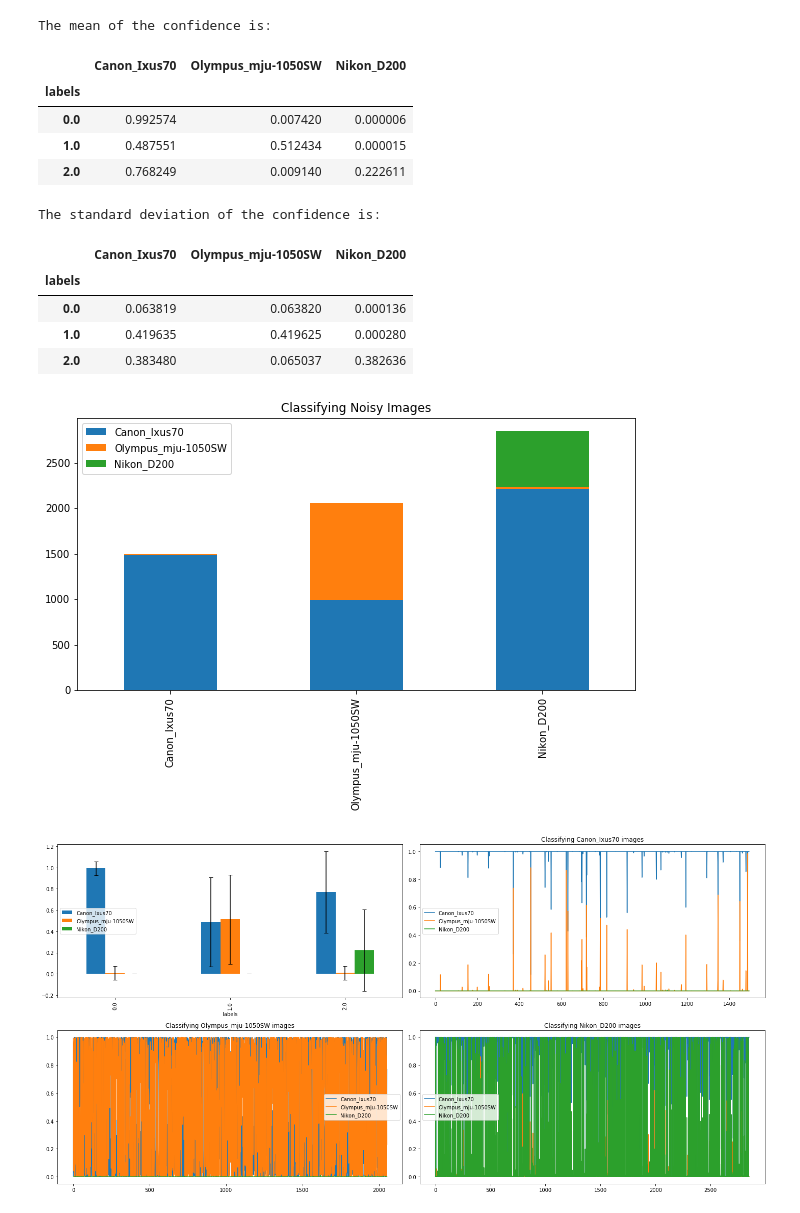
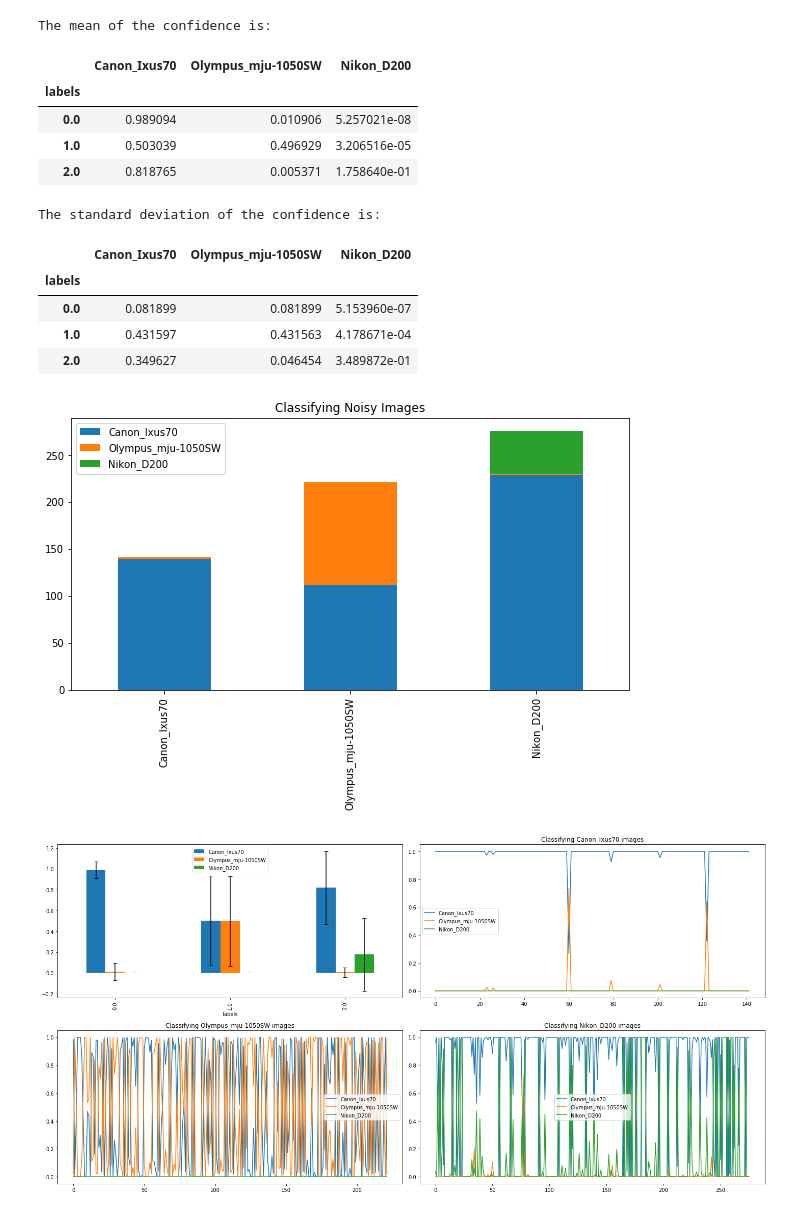
Before and after one commit to jiarongp/CamModel, a Jupyter notebook: post_test.ipynb, the cells around one changed output. Drawn from its saved outputs; the diff is of its cells as text; code cells hidden in the pictures.

```diff
--- a/post_test.ipynb
+++ b/post_test.ipynb
@@ -165,37 +140,19 @@ noise_generator = test_data_gen.flow_from_directory(
                   target_size=(img_width, img_height), color_mode='grayscale', shuffle=True,
                   batch_size=batch_size, class_mode="categorical")
 
-print('\n# Evaluate on test data')
-results = model.evaluate(noise_generator)
+# print('\n# Evaluate on test data')
+# results = model.evaluate(noise_generator)
 
 hist, conf, labels = func.evaluate(model_list, noise_generator, model, index=model_list, columns=model_list,
-                                   title='Classifying Noisy Images', num_batch=100)
-
-labels = np.hstack((labels))
-conf = np.vstack((conf))
-df = pd.DataFrame(np.hstack((np.expand_dims(labels, axis=1), conf)), columns=['labels']+model_list)
-print('The mean of the confidence is: \n')
-mean = df.groupby(['labels']).mean()
-display(mean)
-print('The standard deviation of the confidence is: \n')
-error = df.groupby(['labels']).std()
-display(error)
-
+                                   title='Classifying Noisy Images', num_batch=10)
+mean, error = func.mean_error(labels, conf, model_list)
 fig, axes = plt.subplots(nrows=2, ncols=2, figsize=(20, 10))
 mean.plot.bar(yerr=error, ax=axes[0,0], capsize=4)
-
 # for all the images' real label is a certain camera, for example Canon_Ixus70,
 # how does these images are classified ? The magnitude of the histogram indicate how
 # sure is the model classified the image as one camera(show by color)
 graph = {0:axes[0,1], 1:axes[1,0], 2:axes[1, 1]}
-for i in range(len(model_list)):
-    weights = []
-    idx = np.hstack(np.argwhere(labels==i))
-    for j in range(len(model_list)):
-        weights.append([i[j] for i in conf[idx]])
-    df = pd.DataFrame(np.array(weights).transpose(), columns=model_list)
-    df.plot( title='Classifying ' + model_list[i] + ' images', ax=graph[i])
-plt.tight_layout()
+func.plot_conf(model_list, labels, conf, graph)
 # %% [output]
 Found 11779 images belonging to 3 classes.
 
@@ -212,17 +166,17 @@ index are predictions, columns are ground truth
 The mean of the confidence is:
 |  | Canon_Ixus70 | Olympus_mju-1050SW | Nikon_D200 |
 | labels |  |  |  |
-| 0.0 | 0.992574 | 0.007420 | 0.000006 |
-| 1.0 | 0.487551 | 0.512434 | 0.000015 |
-| 2.0 | 0.768249 | 0.009140 | 0.222611 |
+| 0.0 | 0.989094 | 0.010906 | 5.257021e-08 |
+| 1.0 | 0.503039 | 0.496929 | 3.206516e-05 |
+| 2.0 | 0.818765 | 0.005371 | 1.758640e-01 |
 The standard deviation of the confidence is:
 |  | Canon_Ixus70 | Olympus_mju-1050SW | Nikon_D200 |
 | labels |  |  |  |
-| 0.0 | 0.063819 | 0.063820 | 0.000136 |
-| 1.0 | 0.419635 | 0.419625 | 0.000280 |
-| 2.0 | 0.383480 | 0.065037 | 0.382636 |
+| 0.0 | 0.081899 | 0.081899 | 5.153960e-07 |
+| 1.0 | 0.431597 | 0.431563 | 4.178671e-04 |
+| 2.0 | 0.349627 | 0.046454 | 3.489872e-01 |
-[figure, old version]
+[figure, new version]
-[figure, old version]
+[figure, new version]
 # %%
 # Read the positive test samples.
 blur_generator = test_data_gen.flow_from_directory(
```
Also changed, not shown: parts of 7 cells of this notebook, 7 other files.
